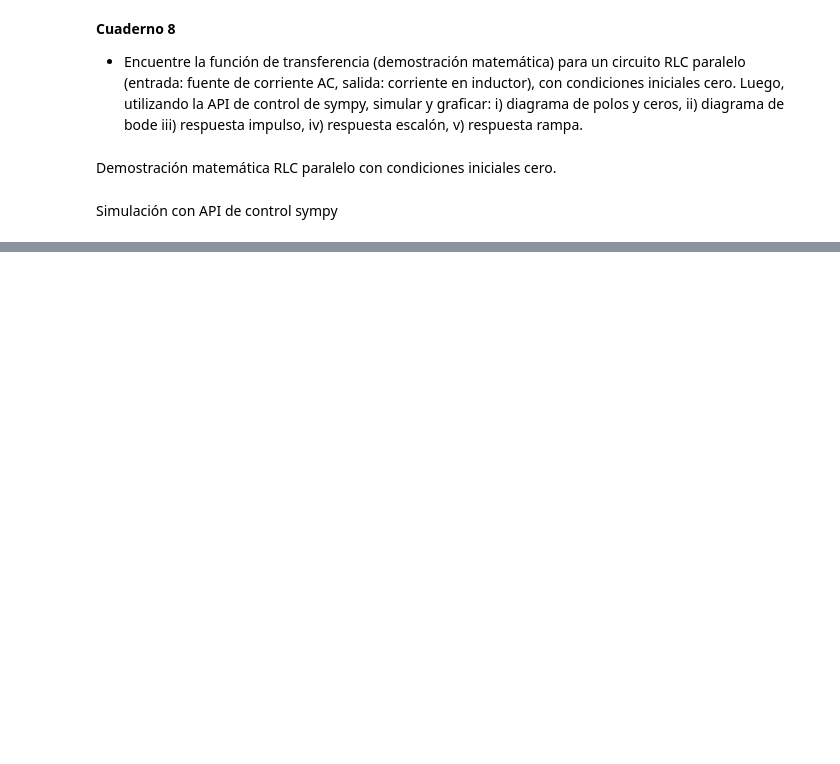
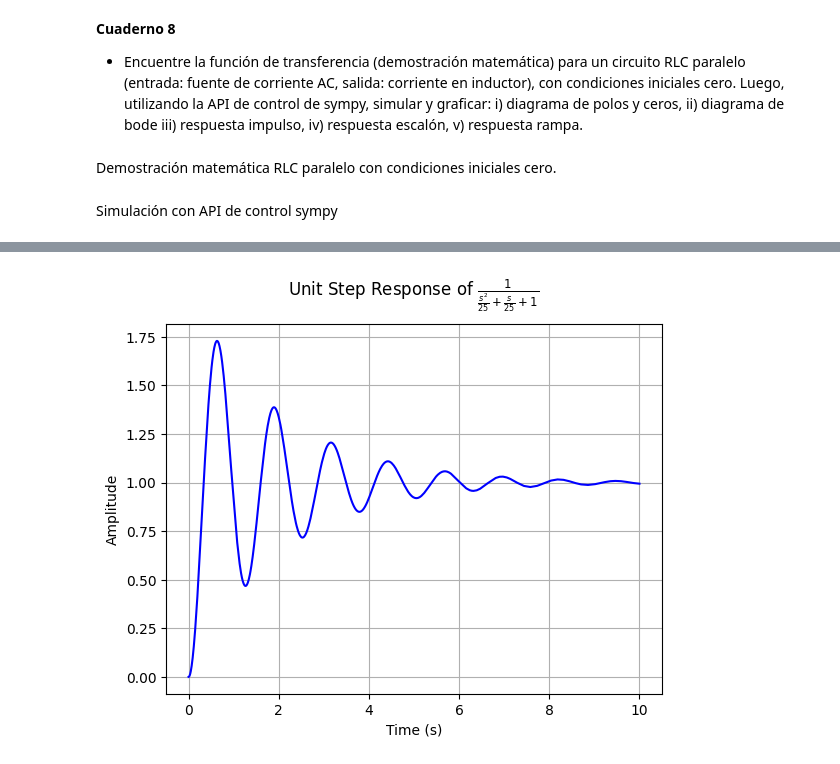
Before and after one commit to GabrielaRomoM/EjerciciosSYS-Phyton, a Jupyter notebook: LAPLACE/Ejercicios_9NOV23.ipynb, the cells around one changed output, grey strips where cells are left out. Drawn from its saved outputs; the diff is of its cells as text; code cells hidden in the pictures; blank space fills up the shorter version.

```diff
--- a/LAPLACE/Ejercicios_9NOV23.ipynb
+++ b/LAPLACE/Ejercicios_9NOV23.ipynb
@@ -104,0 +76,5 @@ plt.show()
+# %%
+#Respuesta al Escalón
+control.step_response_plot(HS)
+# %% [output]
+[figure, added]
```
Also changed, not shown: parts of 7 cells of this notebook.
